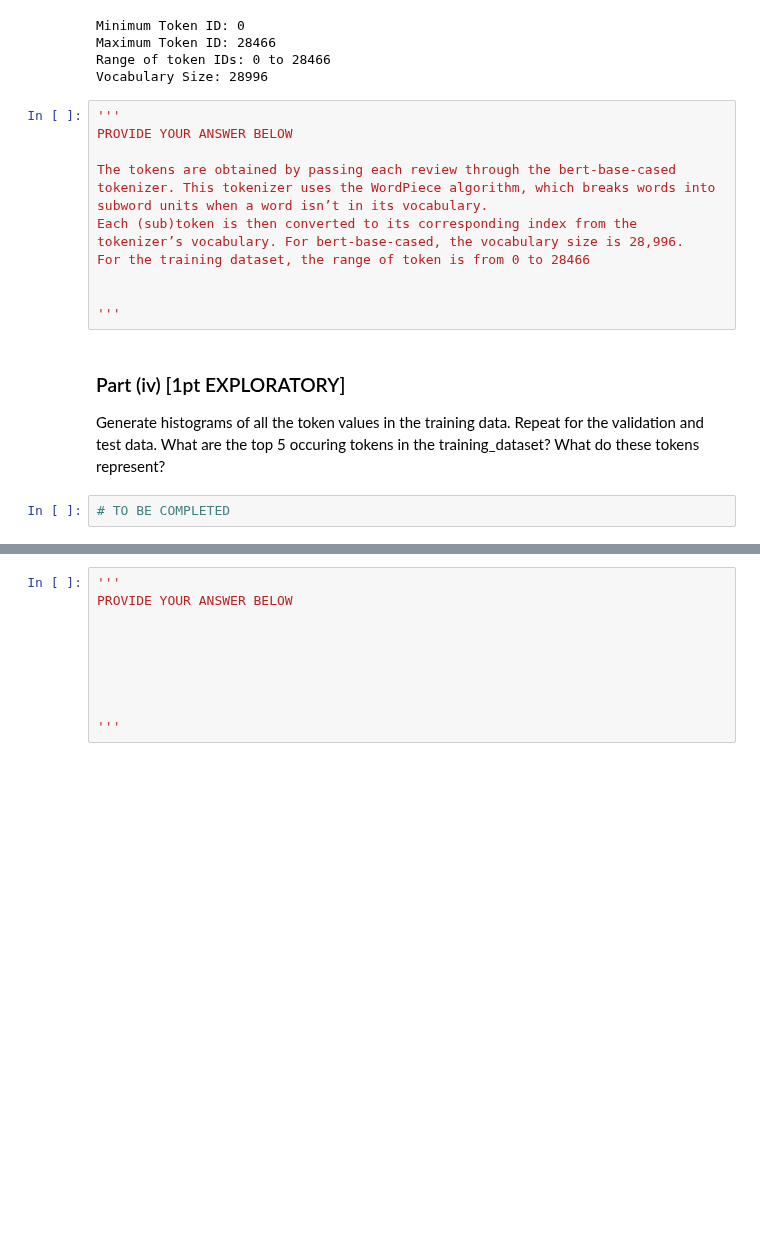
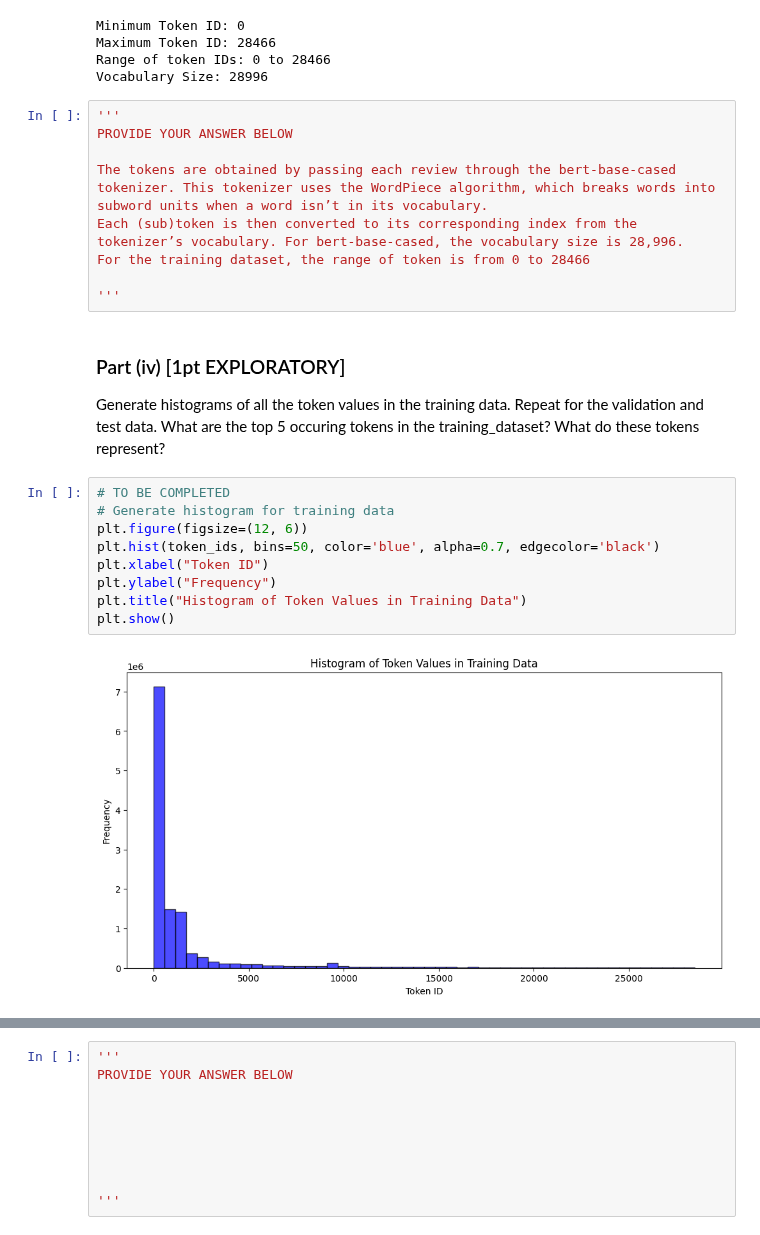
Before and after one commit to Fulankeee/MIE1517-Project-4, a Jupyter notebook: A4.ipynb, the cells around one changed output, grey strips where cells are left out. Cells and saved outputs as stored; diff of their text form; blank space fills up the shorter version.

```diff
--- a/A4.ipynb
+++ b/A4.ipynb
@@ -2444,11 +2412,19 @@ The tokens are obtained by passing each review through the bert-base-cased token
 Each (sub)token is then converted to its corresponding index from the tokenizer’s vocabulary. For bert-base-cased, the vocabulary size is 28,996.
 For the training dataset, the range of token is from 0 to 28466
 
-
 '''
 # %% [markdown]
 ### Part (iv) [1pt EXPLORATORY]
 
 Generate histograms of all the token values in the training data. Repeat for the validation and test data. What are the top 5 occuring tokens in the training_dataset? What do these tokens represent?
-# %%
-# TO BE COMPLETED
+# %%
+# TO BE COMPLETED
+# Generate histogram for training data
+plt.figure(figsize=(12, 6))
+plt.hist(token_ids, bins=50, color='blue', alpha=0.7, edgecolor='black')
+plt.xlabel("Token ID")
+plt.ylabel("Frequency")
+plt.title("Histogram of Token Values in Training Data")
+plt.show()
+# %% [output]
+[figure, added]
```
Also changed, not shown: parts of 5 cells of this notebook.
